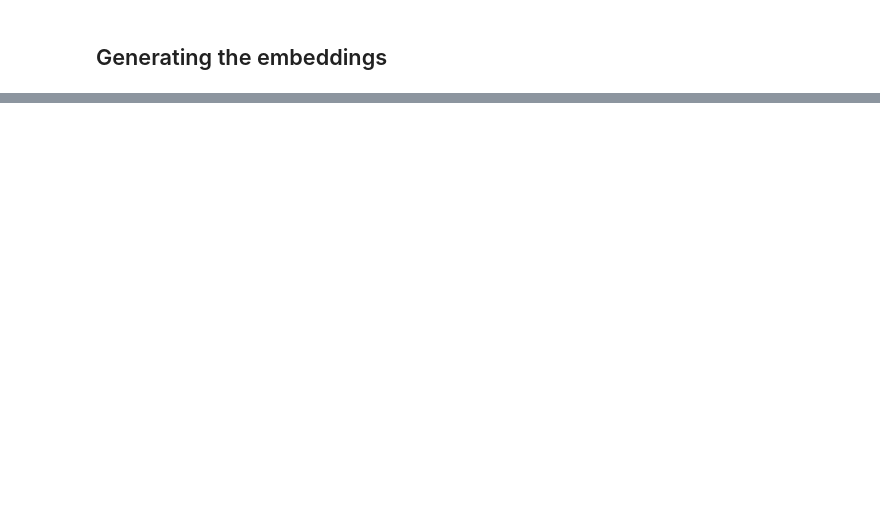
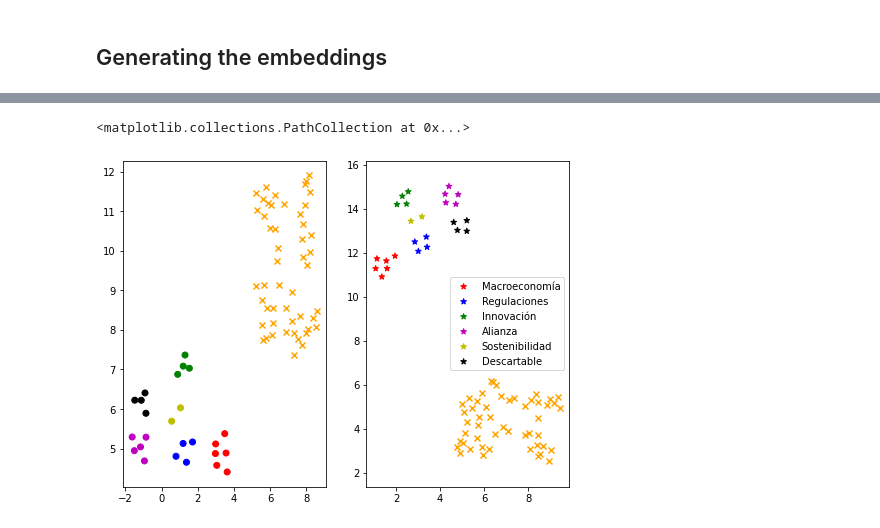
Before and after one commit to ktgiahieu/dataton2022-Latino_Asian_Brotherhood, a Jupyter notebook: notebooks/few_shot_learning/fewshotlearningdataton.ipynb, the cells around one changed output, grey strips where cells are left out. Drawn from its saved outputs; the diff is of its cells as text; code cells hidden in the pictures; blank space fills up the shorter version.

```diff
--- a/notebooks/few_shot_learning/fewshotlearningdataton.ipynb
+++ b/notebooks/few_shot_learning/fewshotlearningdataton.ipynb
@@ -178,0 +324,5 @@ plt.title('UMAP projection of the dataset');
+# %%
+import pandas as pd
+news_df = pd.read_csv('../input/dataton-2022/noticias.csv')
+news_df['text'] = news_df.news_title + '. ' + news_df.news_text_content
+news_df.head()
@@ -178,0 +363,22 @@ plt.title('UMAP projection of the dataset');
+# %%
+plot_embeddings(embeddings, first3_embeddings)
+reducer = umap.UMAP()
+news_embed_2d = reducer.fit_transform(news_embeddings)
+first3_news_embed_2d = reducer.fit_transform(first3_news_embeddings)
+plt.subplot(121)
+plt.scatter(
+    news_embed_2d[:, 0],
+    news_embed_2d[:, 1],
+    c = 'orange',
+    label = 'full_news',
+    marker='x')
+plt.subplot(122)
+plt.scatter(
+    first3_news_embed_2d[:, 0],
+    first3_news_embed_2d[:, 1],
+    c ='orange',
+    label = 'first3_news',
+    marker='x')
+# %% [output]
+<matplotlib.collections.PathCollection at 0x...>
+[figure, added]
```
Also changed, not shown: parts of 35 cells of this notebook.
